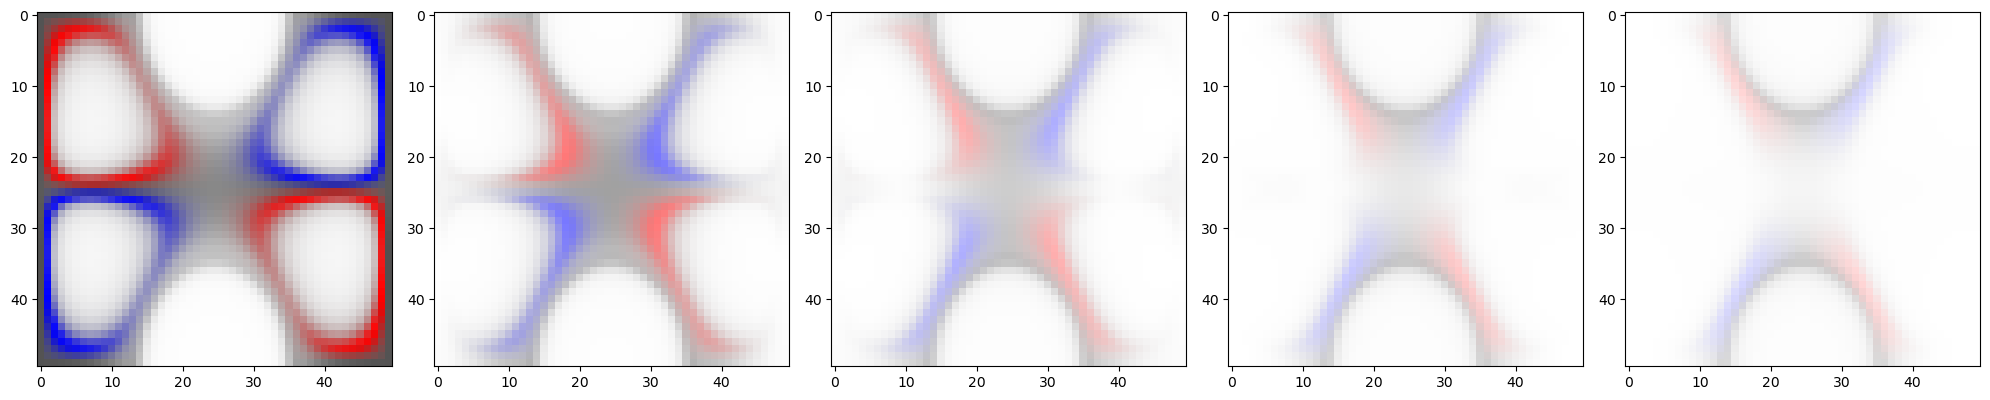
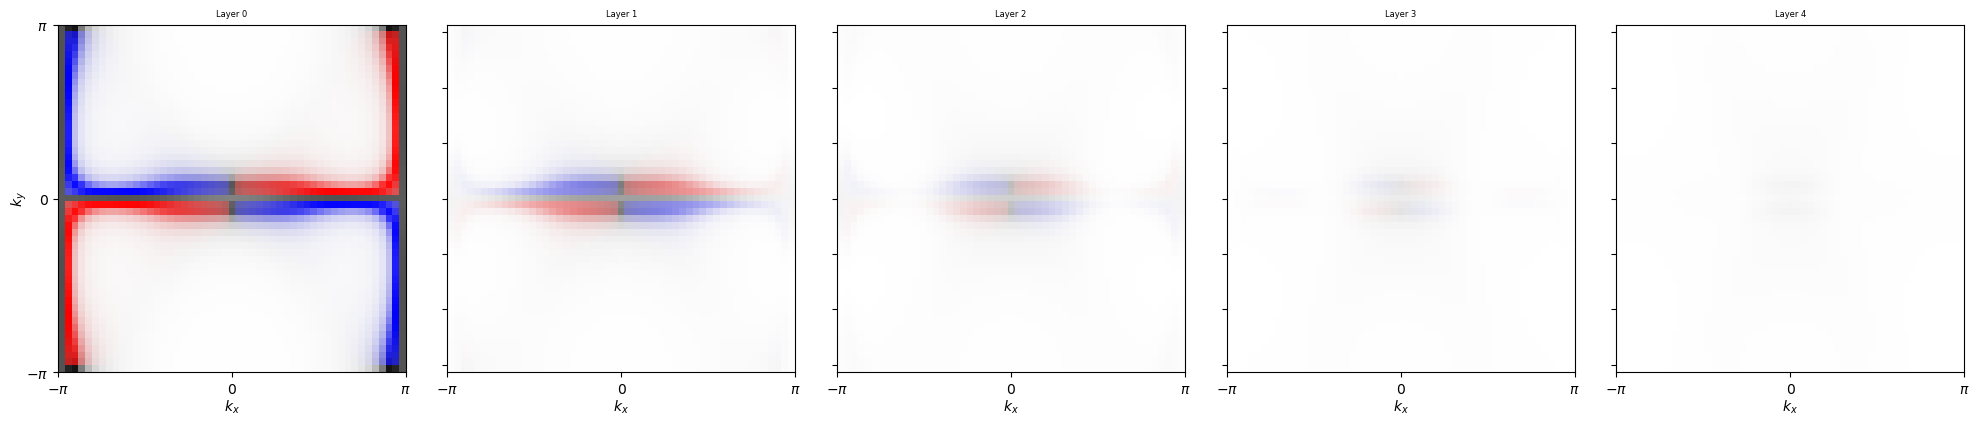
Code edit (unified diff) that turned the first committed figure into the second:
--- before
+++ after
@@ -26,9 +26,10 @@
 
     alphas = spectral_density0/vmax0
+    spectral_density_spin = spectral_density_spin/vmax_spin
 
     #ax.imshow(spectral_density[i],cmap='gray_r')
 
-    imT = plot_spectral_density(ax_column[0],spectral_density_spin,title_plot='Layer '+str(layer),show_ylabel=(layer==0),show_xlabel=False,vmax=vmax_spin,vmin=-vmax_spin)
-    ax.imshow(spectral_density_spin.T,cmap=cmap_bkr,alpha=alphas.T)
+    imT = plot_spectral_density(ax,spectral_density_spin,title_plot='Layer '+str(layer),show_ylabel=(layer==0),alphas=alphas,cmap=cmap_bkr)
+    
 
 

Commit: uniformized the definition of the CuMnAs and the DLKK Hamiltonian